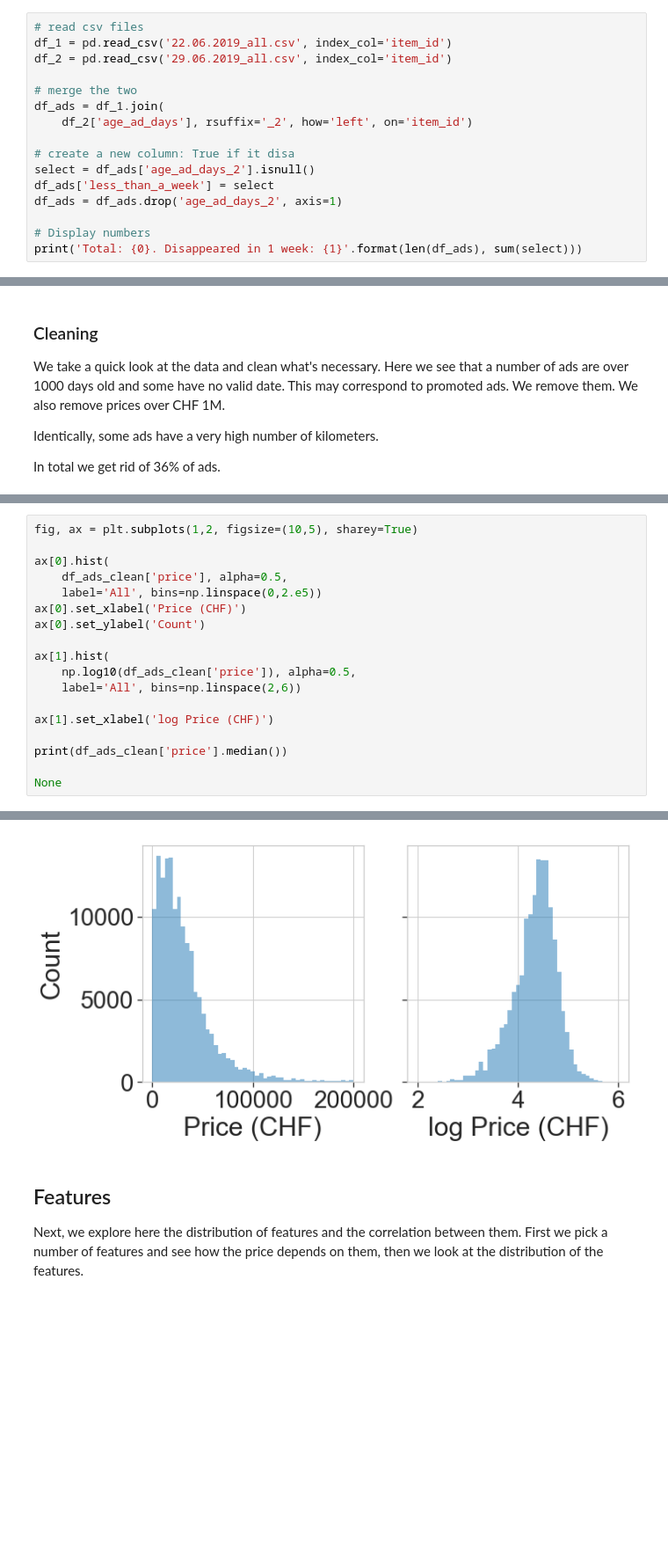
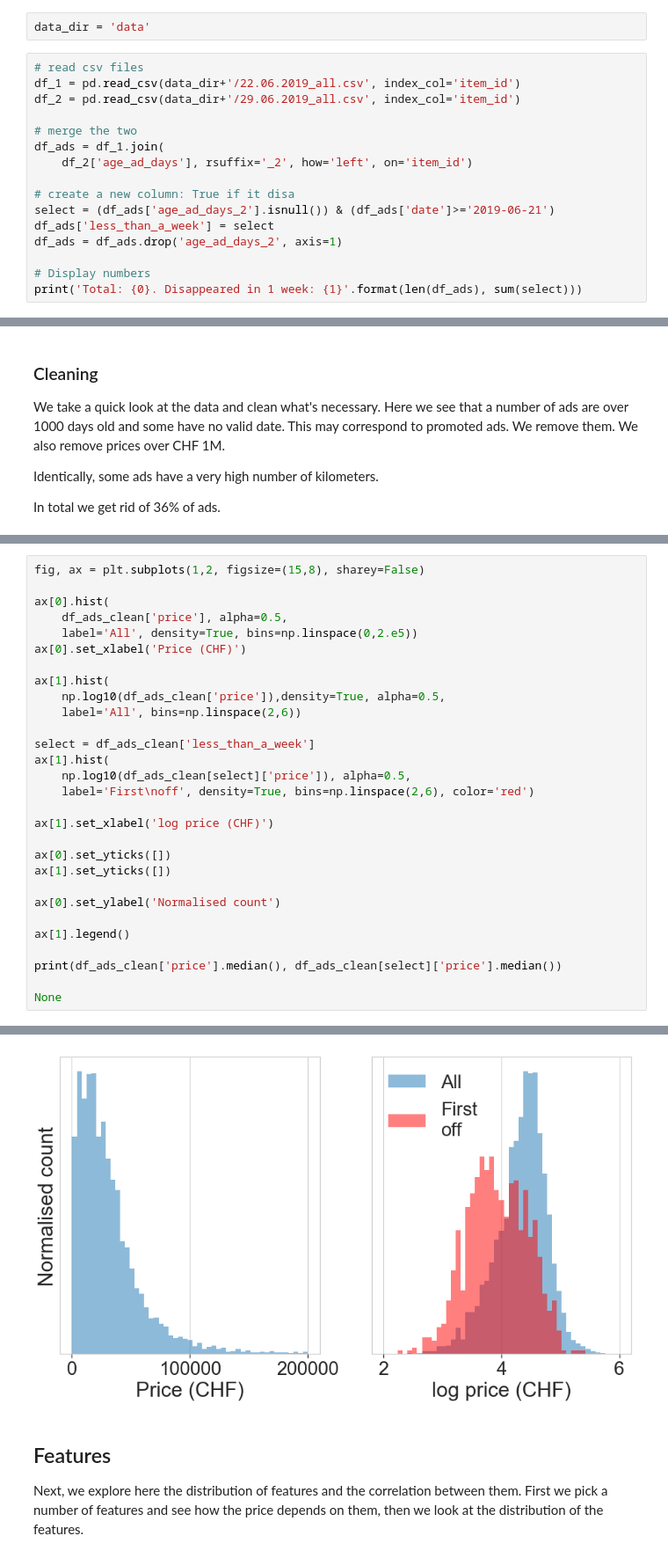
Before and after one commit to jcoupon/used_car_pricing, a Jupyter notebook: audi_A3_price.ipynb, the cells around one changed output, grey strips where cells are left out. Shown at 88% size. Drawn from its saved outputs; the diff is of its cells as text; blank space fills up the shorter version.

```diff
--- a/audi_A3_price.ipynb
+++ b/audi_A3_price.ipynb
@@ -54,17 +54,19 @@ As usual the goal is to find the best compromise between getting as much data as
 The scraping has been done twice. The first time on June 22nd and one week later. The goal is to see which typical ads have disappeared in the interval (i.e. if they were sold rapidely).
 # %% [markdown]
 ### Import data
+# %%
+data_dir = 'data'
 # %%
 # read csv files
-df_1 = pd.read_csv('22.06.2019_all.csv', index_col='item_id')
-df_2 = pd.read_csv('29.06.2019_all.csv', index_col='item_id')
+df_1 = pd.read_csv(data_dir+'/22.06.2019_all.csv', index_col='item_id')
+df_2 = pd.read_csv(data_dir+'/29.06.2019_all.csv', index_col='item_id')
 
 # merge the two
 df_ads = df_1.join(
     df_2['age_ad_days'], rsuffix='_2', how='left', on='item_id')
 
 # create a new column: True if it disa
-select = df_ads['age_ad_days_2'].isnull()
+select = (df_ads['age_ad_days_2'].isnull()) & (df_ads['date']>='2019-06-21')
 df_ads['less_than_a_week'] = select
 df_ads = df_ads.drop('age_ad_days_2', axis=1)
 
@@ -140,19 +144,30 @@ The price is our target to estimate. We take a look at its distribtution. Inters
 # %%
-fig, ax = plt.subplots(1,2, figsize=(10,5), sharey=True)
+fig, ax = plt.subplots(1,2, figsize=(15,8), sharey=False)
 
 ax[0].hist(
     df_ads_clean['price'], alpha=0.5,
-    label='All', bins=np.linspace(0,2.e5))
+    label='All', density=True, bins=np.linspace(0,2.e5))
 ax[0].set_xlabel('Price (CHF)')
-ax[0].set_ylabel('Count')
 
 ax[1].hist(
-    np.log10(df_ads_clean['price']), alpha=0.5,
+    np.log10(df_ads_clean['price']),density=True, alpha=0.5,
     label='All', bins=np.linspace(2,6))
 
-ax[1].set_xlabel('log Price (CHF)')
+select = df_ads_clean['less_than_a_week']
+ax[1].hist(
+    np.log10(df_ads_clean[select]['price']), alpha=0.5,
+    label='First\noff', density=True, bins=np.linspace(2,6), color='red')
 
-print(df_ads_clean['price'].median())
+ax[1].set_xlabel('log price (CHF)')
+
+ax[0].set_yticks([])
+ax[1].set_yticks([])
+
+ax[0].set_ylabel('Normalised count')
+
+ax[1].legend()
+
+print(df_ads_clean['price'].median(), df_ads_clean[select]['price'].median())
 
 None
 # %% [output]
@@ -160,4 +175,4 @@ None
-[figure, old version]
+[figure, new version]
 # %% [markdown]
 ## Features
 
```
Also changed, not shown: parts of 68 cells of this notebook, 2 other files.
